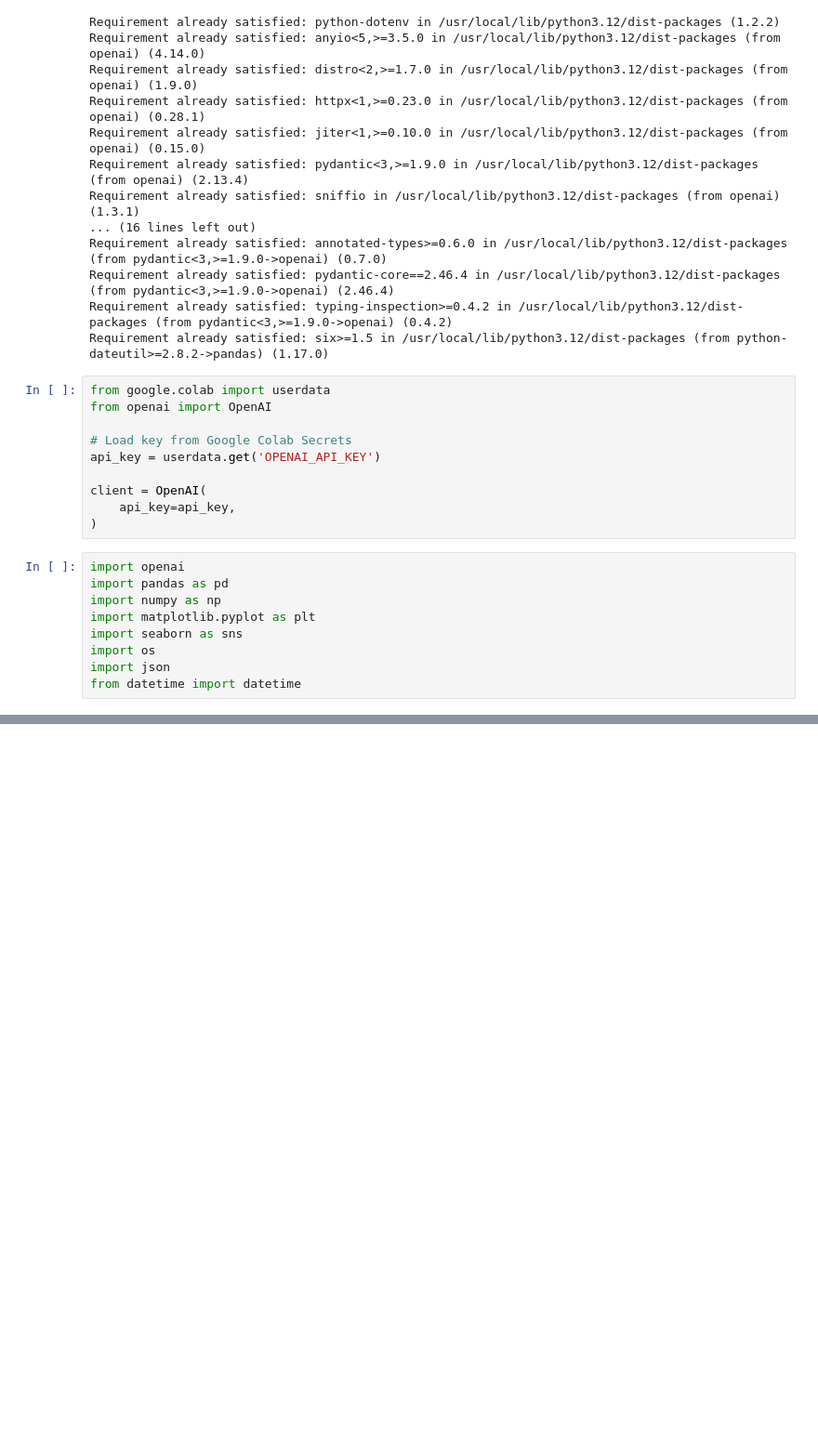
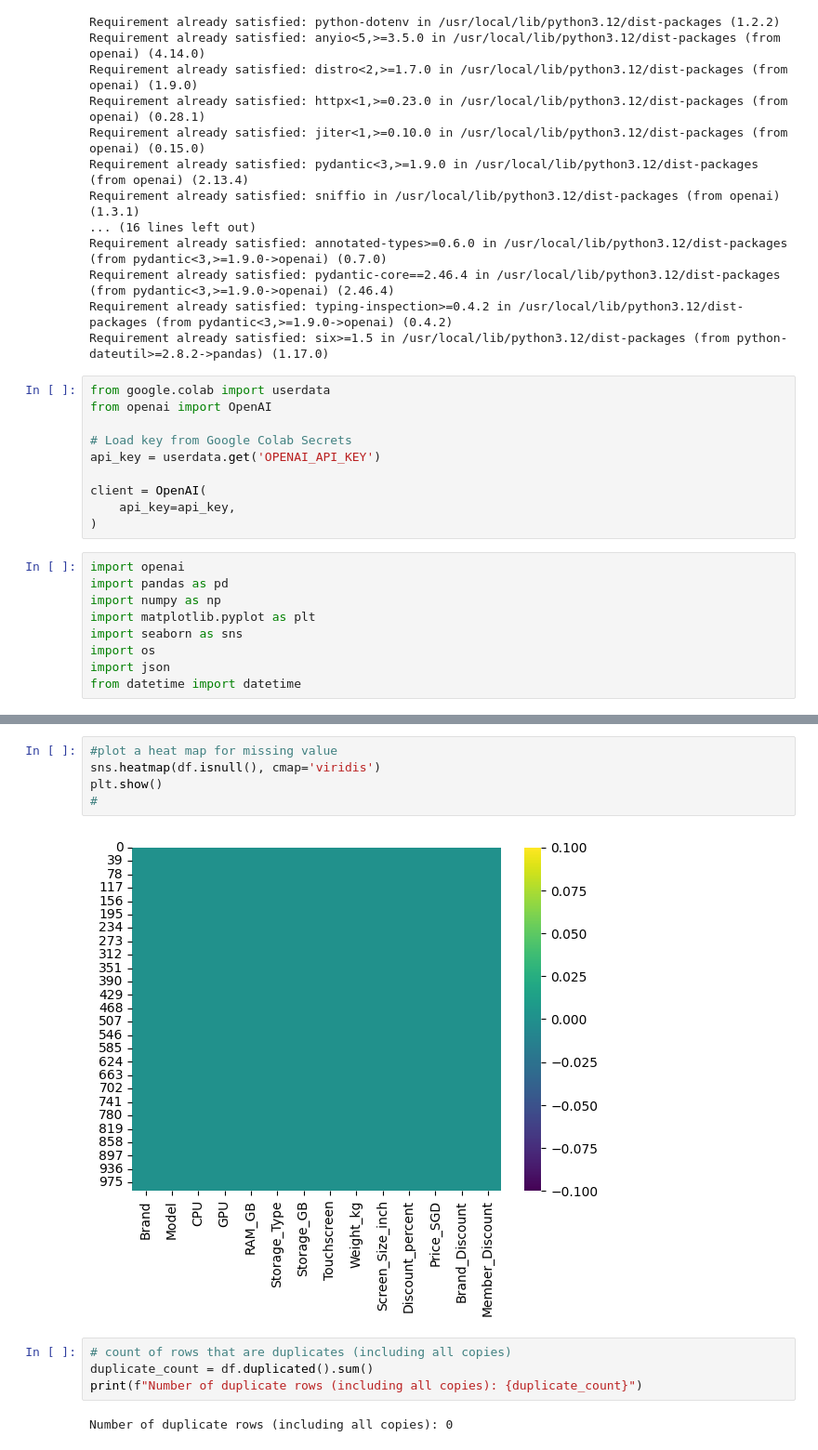
Before and after one commit to jiannyuhs-hue/ADALL_github, a Jupyter notebook: Main.ipynb, the cells around one changed output, grey strips where cells are left out. Shown at 93% size. Drawn from its saved outputs; the diff is of its cells as text; blank space fills up the shorter version.

```diff
--- a/Main.ipynb
+++ b/Main.ipynb
@@ -64,0 +163,13 @@ df.shape
+# %%
+#plot a heat map for missing value
+sns.heatmap(df.isnull(), cmap='viridis')
+plt.show()
+#
+# %% [output]
+[figure, added]
+# %%
+# count of rows that are duplicates (including all copies)
+duplicate_count = df.duplicated().sum()
+print(f"Number of duplicate rows (including all copies): {duplicate_count}")
+# %% [output]
+Number of duplicate rows (including all copies): 0
```
Also changed, not shown: parts of 6 cells of this notebook.
